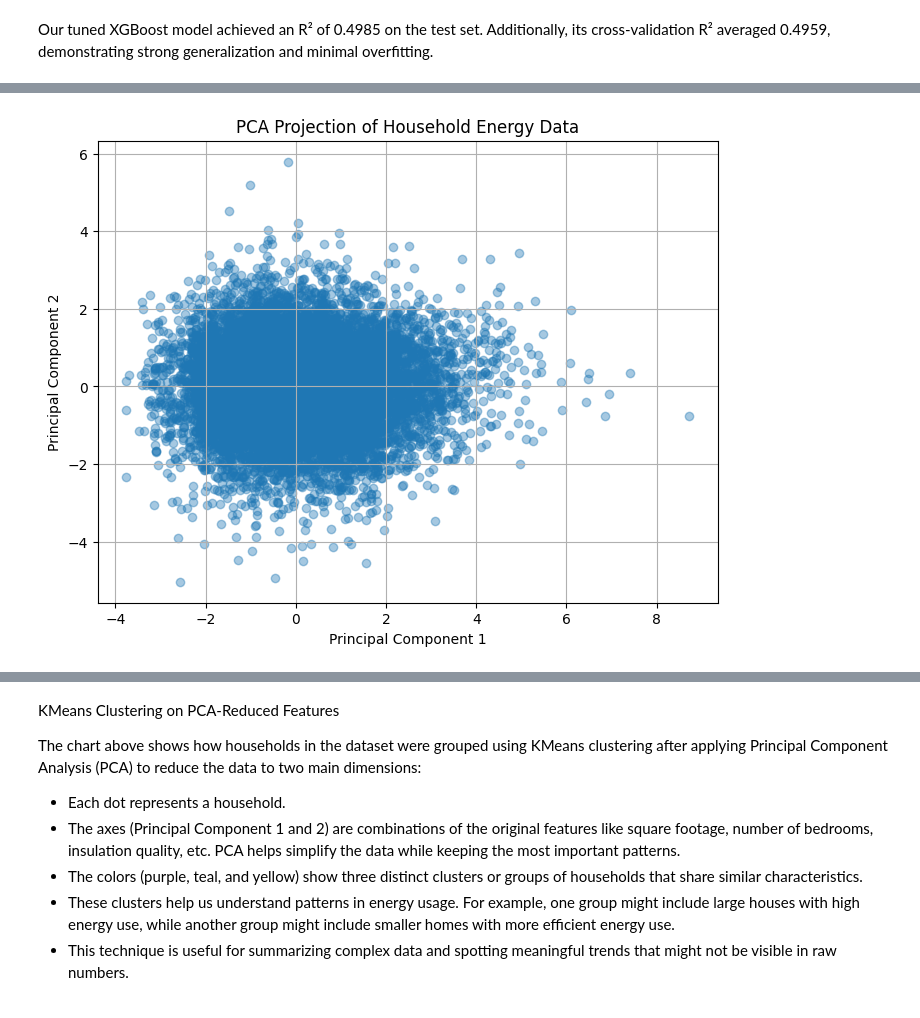
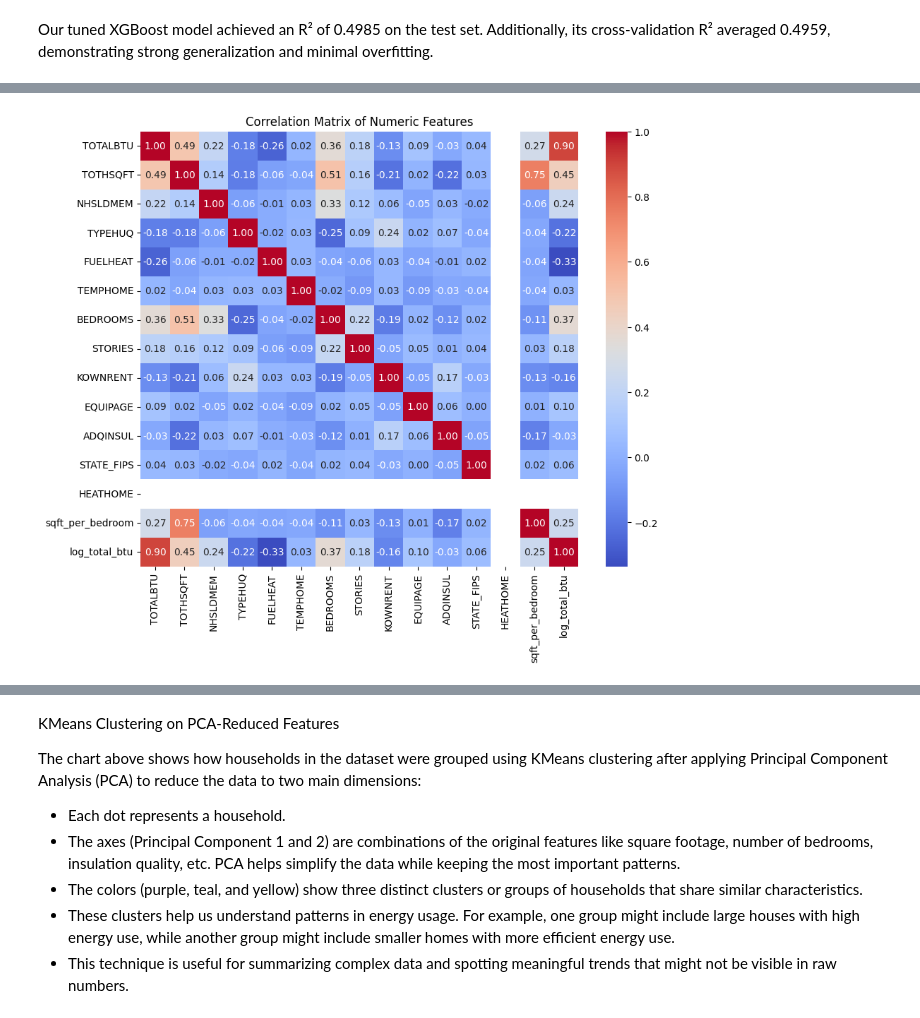
Before and after one commit to smw989/ENSF444_Project, a Jupyter notebook: ENSF444_Group50_FinalProject.ipynb, the cells around one changed output, grey strips where cells are left out. Saved outputs shown, nothing was run; the diff lists cells and outputs as text; code cells hidden in the pictures.

```diff
--- a/ENSF444_Group50_FinalProject.ipynb
+++ b/ENSF444_Group50_FinalProject.ipynb
@@ -277,21 +262,21 @@ R²: 0.4985
 Best XGBoost Parameters: {'regressor__colsample_bytree': 0.8, 'regressor__learning_rate': 0.1, 'regressor__max_depth': 3, 'regressor__n_estimators': 300, 'regressor__subsample': 1.0}
 Best R² Score (CV): 0.4959689062059809
 [figure]
-# %%
-# Apply preprocessing to the full training set
-X_processed = preprocessor.fit_transform(X)
-
-# Reduce to 2 dimensions
-pca = PCA(n_components=2)
-X_pca = pca.fit_transform(X_processed.toarray() if hasattr(X_processed, 'toarray') else X_processed)
-
-# Plot PCA visualization
-plt.figure(figsize=(8,6))
-plt.scatter(X_pca[:,0], X_pca[:,1], alpha=0.4)
-plt.title("PCA Projection of Household Energy Data")
-plt.xlabel("Principal Component 1")
-plt.ylabel("Principal Component 2")
-plt.grid(True)
-plt.show()
-# %% [output]
-[figure, removed]
+# %%
+df['sqft_per_bedroom'] = df['TOTHSQFT'] / df['BEDROOMS']
+df['log_total_btu'] = np.log(df['TOTALBTU'])
+df['FUELHEAT_bin'] = df['FUELHEAT'].apply(lambda x: 'Electric' if x in ['Electric', 'Gas'] else 'Other')
+
+# Keep only numeric columns for correlation
+numeric_df = df.select_dtypes(include=['number'])
+
+# Generate correlation matrix
+corr_matrix = numeric_df.corr()
+
+# Plot heatmap
+plt.figure(figsize=(10, 8))
+sns.heatmap(corr_matrix, annot=True, cmap='coolwarm', fmt='.2f')
+plt.title("Correlation Matrix of Numeric Features")
+plt.show()
+# %% [output]
+[figure, added]
```
Also changed, not shown: parts of 6 cells of this notebook.
